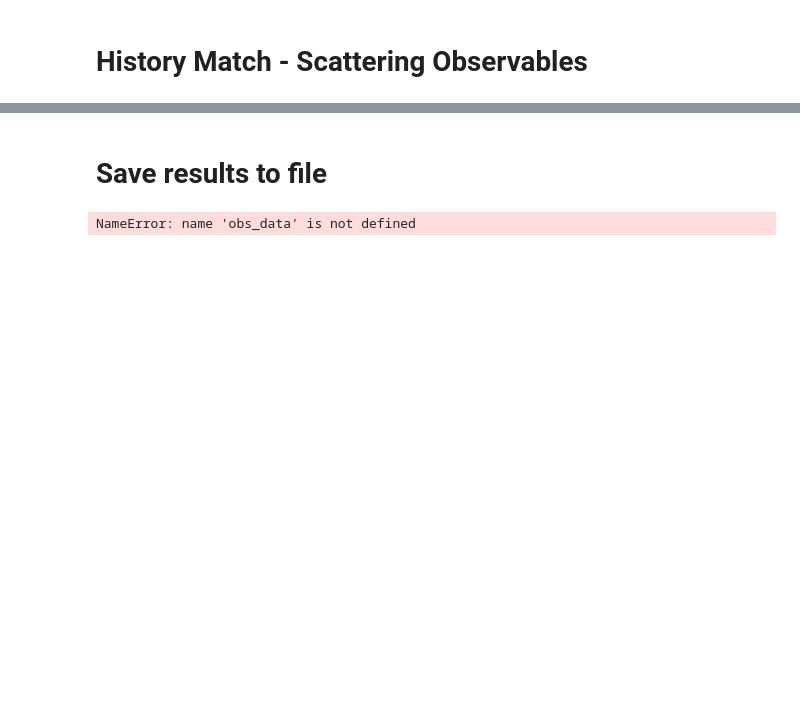
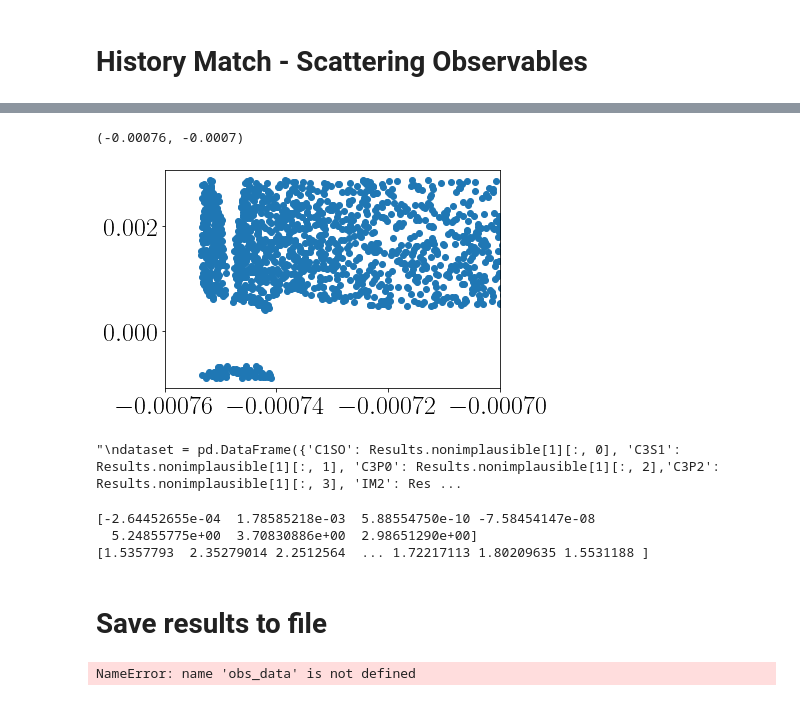
Before and after one commit to elliemay481/HistoryMatching, a Jupyter notebook: NP_historymatch_highE.ipynb, the cells around one changed output, grey strips where cells are left out. Saved outputs shown, nothing was run; the diff lists cells and outputs as text; code cells hidden in the pictures; blank space fills up the shorter version.

```diff
--- a/NP_historymatch_highE.ipynb
+++ b/NP_historymatch_highE.ipynb
@@ -580,0 +583,7 @@ volume fraction (hypercube) : 0.6136813938317837
+# %%
+fig, ax = plt.subplots()
+ax.scatter(Results.nonimplausible[0][:,0], Results.nonimplausible[0][:,1])
+ax.set_xlim([-0.00076,-0.0007])
+# %% [output]
+(-0.00076, -0.0007)
+[figure, added]
@@ -588,10 +603,33 @@ for wave in range(1):
     file2.close()
 # %%
 dataset = pd.DataFrame({'C1SO': Results.nonimplausible[0][:, 0], 'C3S1': Results.nonimplausible[0][:, 1], 'C3P0': Results.nonimplausible[0][:, 2],'C3P2': Results.nonimplausible[0][:, 3], 'IM2': Results.nonimplausible[0][:, 4]})
-dataset.to_csv('nonimplausible_samples_{}.csv'.format(cutoff), index=False)
+dataset.to_csv('data_ladder/nonimplausible_samples_{}_im2.csv'.format(cutoff), index=False)
 
 dataset_samples = pd.DataFrame({'C1SO': Results.samples_I[0][:, 0], 'C3S1': Results.samples_I[0][:, 1], 'C3P0': Results.samples_I[0][:, 2],'C3P2': Results.samples_I[0][:, 3], 'IM2': Results.samples_I[0][:, 4]})
-dataset_samples.to_csv('all_samples_{}.csv'.format(cutoff), index=False)
+dataset_samples.to_csv('data_ladder/all_samples_{}_im2.csv'.format(cutoff), index=False)
+
+'''
+dataset = pd.DataFrame({'C1SO': Results.nonimplausible[1][:, 0], 'C3S1': Results.nonimplausible[1][:, 1], 'C3P0': Results.nonimplausible[1][:, 2],'C3P2': Results.nonimplausible[1][:, 3], 'IM2': Results.nonimplausible[1][:, 4]})
+dataset.to_csv('data_ladder/nonimplausible_samples_{}_im2_large.csv'.format(cutoff), index=False)
+
+dataset_samples = pd.DataFrame({'C1SO': Results.samples_I[1][:, 0], 'C3S1': Results.samples_I[1][:, 1], 'C3P0': Results.samples_I[1][:, 2],'C3P2': Results.samples_I[1][:, 3], 'IM2': Results.samples_I[1][:, 4]})
+dataset_samples.to_csv('data_ladder/all_samples_{}_im2_large.csv'.format(cutoff), index=False)'''
+# %% [output]
+"\ndataset = pd.DataFrame({'C1SO': Results.nonimplausible[1][:, 0], 'C3S1': Results.nonimplausible[1][:, 1], 'C3P0': Results.nonimplausible[1][:, 2],'C3P2': Results.nonimplausible[1][:, 3], 'IM2': Res ...
+# %%
+samples_I = Results.samples_I[0]
+
+nonimplausible_samples = np.delete(samples_I, np.where(samples_I[:,-1] > 3), axis=0)
+print(nonimplausible_samples[3])
+
+nonimplausible_samples = np.delete(samples_I, np.where(samples_I[:,-2] > 2.7), axis=0)
+print(nonimplausible_samples[:,-1])
+
+nonimplausible_samples = np.delete(samples_I, np.where(samples_I[:,-3] > 2.3), axis=0)
+# %% [output]
+[-2.64452655e-04  1.78585218e-03  5.88554750e-10 -7.58454147e-08
+  5.24855775e+00  3.70830886e+00  2.98651290e+00]
+[1.5357793  2.35279014 2.2512564  ... 1.72217113 1.80209635 1.5531188 ]
 # %% [markdown]
 # Save results to file
 # %%
```
Also changed, not shown: parts of 17 cells of this notebook, 13 other files.
